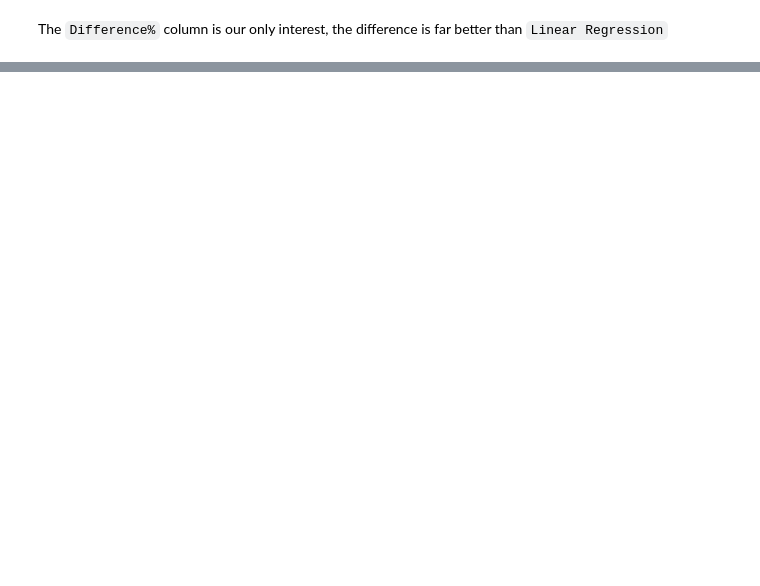
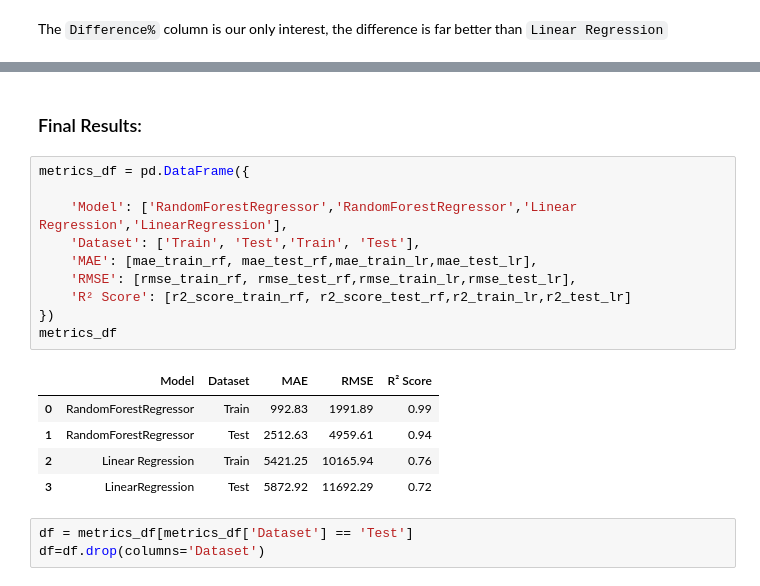
Before and after one commit to SubhamParajuli/Car-prediction-model, a Jupyter notebook: combined_notebook.ipynb, the cells around one changed output, grey strips where cells are left out. Cells and saved outputs as stored; diff of their text form; blank space fills up the shorter version.

```diff
--- a/combined_notebook.ipynb
+++ b/combined_notebook.ipynb
@@ -1559,0 +1554,21 @@ metrics_df
+# %% [markdown]
+### Final Results:
+# %%
+metrics_df = pd.DataFrame({
+
+    'Model': ['RandomForestRegressor','RandomForestRegressor','Linear Regression','LinearRegression'],
+    'Dataset': ['Train', 'Test','Train', 'Test'],
+    'MAE': [mae_train_rf, mae_test_rf,mae_train_lr,mae_test_lr],
+    'RMSE': [rmse_train_rf, rmse_test_rf,rmse_train_lr,rmse_test_lr],
+    'R² Score': [r2_score_train_rf, r2_score_test_rf,r2_train_lr,r2_test_lr]
+})
+metrics_df
+# %% [output]
+|  | Model | Dataset | MAE | RMSE | R² Score |
+| 0 | RandomForestRegressor | Train | 992.83 | 1991.89 | 0.99 |
+| 1 | RandomForestRegressor | Test | 2512.63 | 4959.61 | 0.94 |
+| 2 | Linear Regression | Train | 5421.25 | 10165.94 | 0.76 |
+| 3 | LinearRegression | Test | 5872.92 | 11692.29 | 0.72 |
+# %%
+df = metrics_df[metrics_df['Dataset'] == 'Test']
+df=df.drop(columns='Dataset')
```
Also changed, not shown: parts of 25 cells of this notebook.
